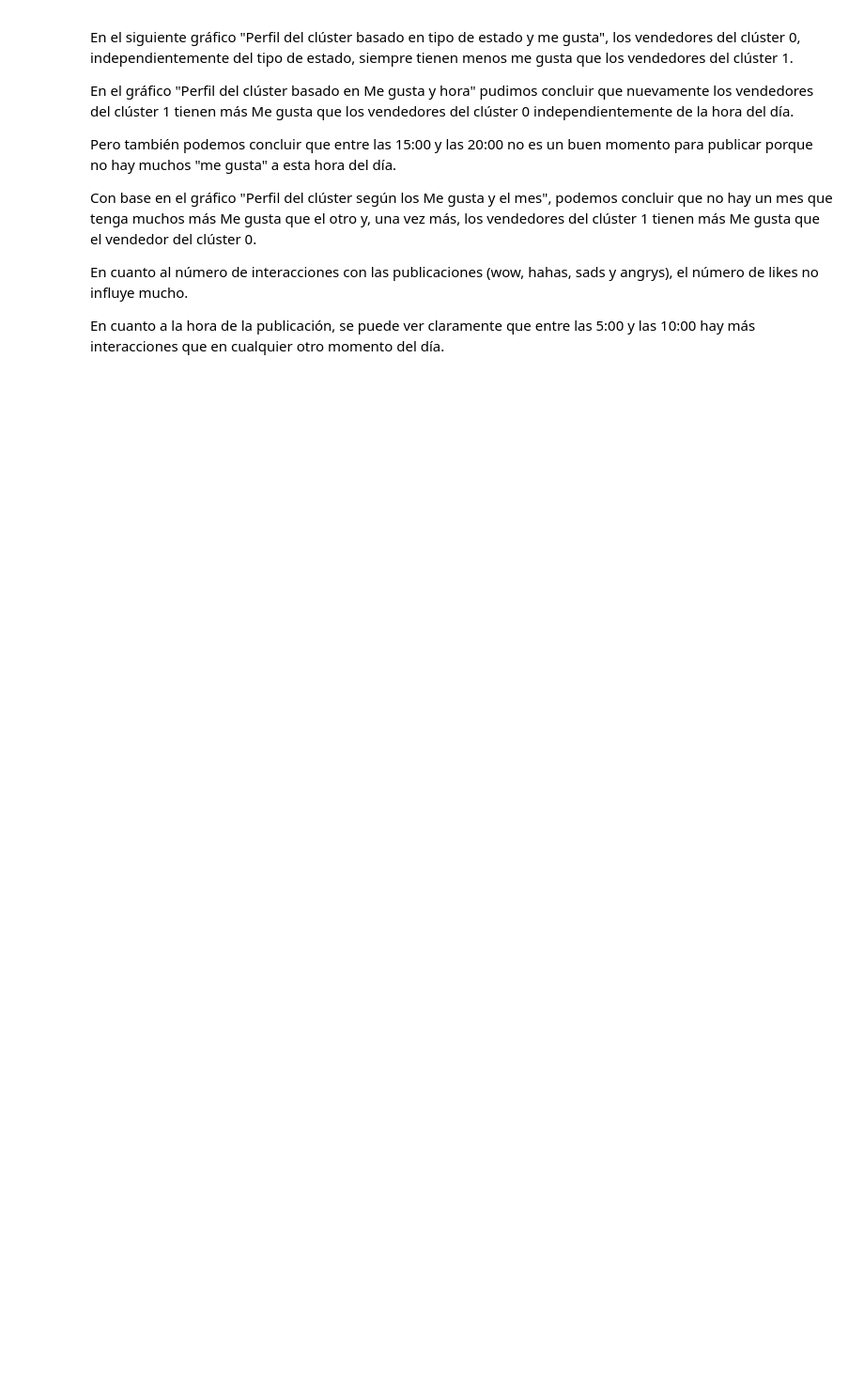
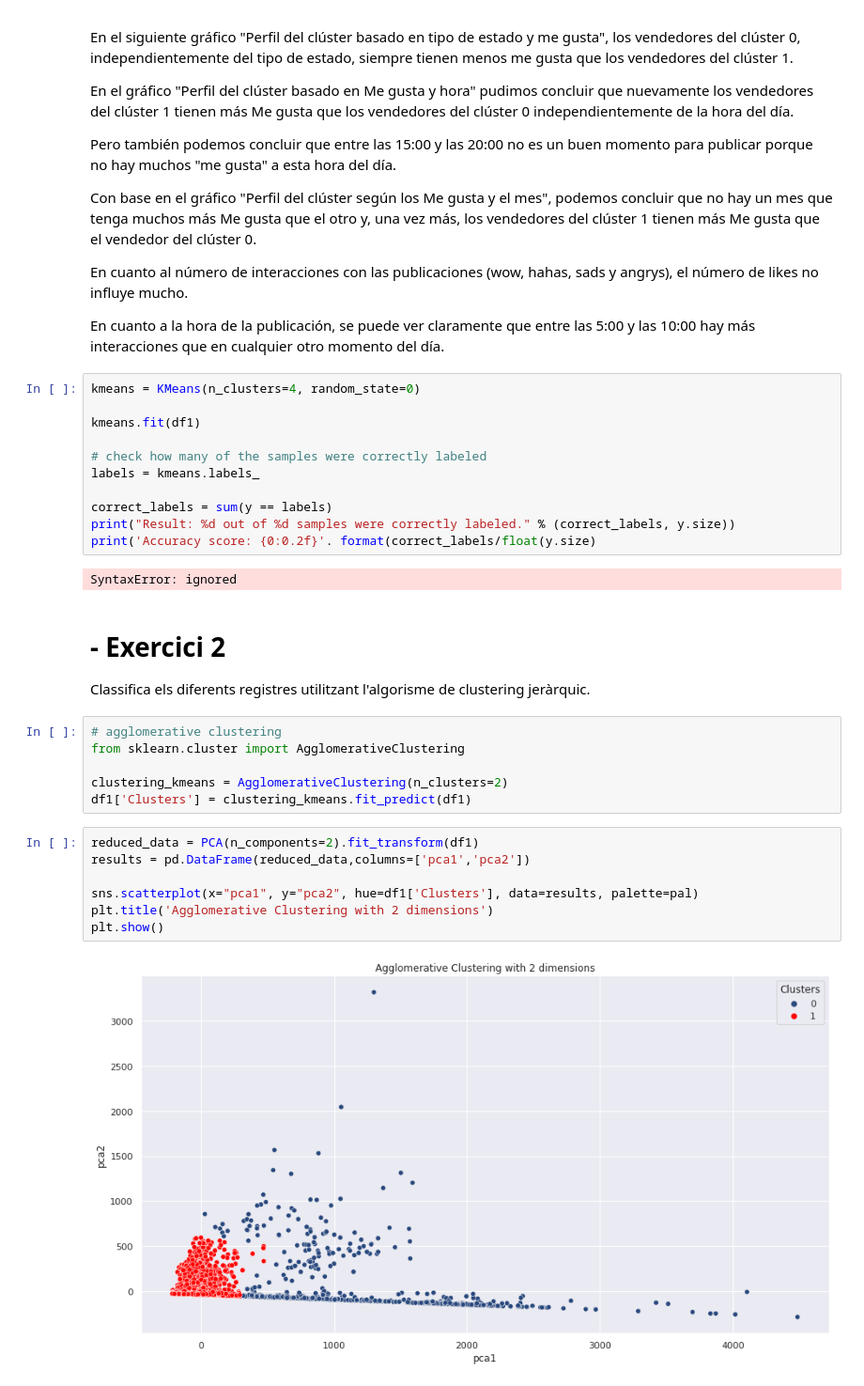
Before and after one commit to JMML2021/Sprint-8.-Algoritmes-d-aprenentatge-NO-supervisat-Agrupaci-, a Jupyter notebook: Sprint_8_Algoritmes_d’aprenentatge_NO_supervisat_Agrupació.ipynb, the cells around one changed output. Shown at 94% size. Drawn from its saved outputs; the diff is of its cells as text; blank space fills up the shorter version.

```diff
--- a/Sprint_8_Algoritmes_d’aprenentatge_NO_supervisat_Agrupació.ipynb
+++ b/Sprint_8_Algoritmes_d’aprenentatge_NO_supervisat_Agrupació.ipynb
@@ -494,3 +507,34 @@ Con base en el gráfico "Perfil del clúster según los Me gusta y el mes", pode
 En cuanto al número de interacciones con las publicaciones (wow, hahas, sads y angrys), el número de likes no influye mucho.
 
 En cuanto a la hora de la publicación, se puede ver claramente que entre las 5:00 y las 10:00 hay más interacciones que en cualquier otro momento del día.
+# %%
+kmeans = KMeans(n_clusters=4, random_state=0)
+
+kmeans.fit(df1)
+
+# check how many of the samples were correctly labeled
+labels = kmeans.labels_
+
+correct_labels = sum(y == labels)
+print("Result: %d out of %d samples were correctly labeled." % (correct_labels, y.size))
+print('Accuracy score: {0:0.2f}'. format(correct_labels/float(y.size)
+# %% [output]
+SyntaxError: ignored
+# %% [markdown]
+# - Exercici 2
+Classifica els diferents registres utilitzant l'algorisme de clustering jeràrquic.
+# %%
+# agglomerative clustering
+from sklearn.cluster import AgglomerativeClustering
+
+clustering_kmeans = AgglomerativeClustering(n_clusters=2)
+df1['Clusters'] = clustering_kmeans.fit_predict(df1)
+# %%
+reduced_data = PCA(n_components=2).fit_transform(df1)
+results = pd.DataFrame(reduced_data,columns=['pca1','pca2'])
+
+sns.scatterplot(x="pca1", y="pca2", hue=df1['Clusters'], data=results, palette=pal)
+plt.title('Agglomerative Clustering with 2 dimensions')
+plt.show()
+# %% [output]
+[figure, added]
```
Also changed, not shown: parts of 3 cells of this notebook.
